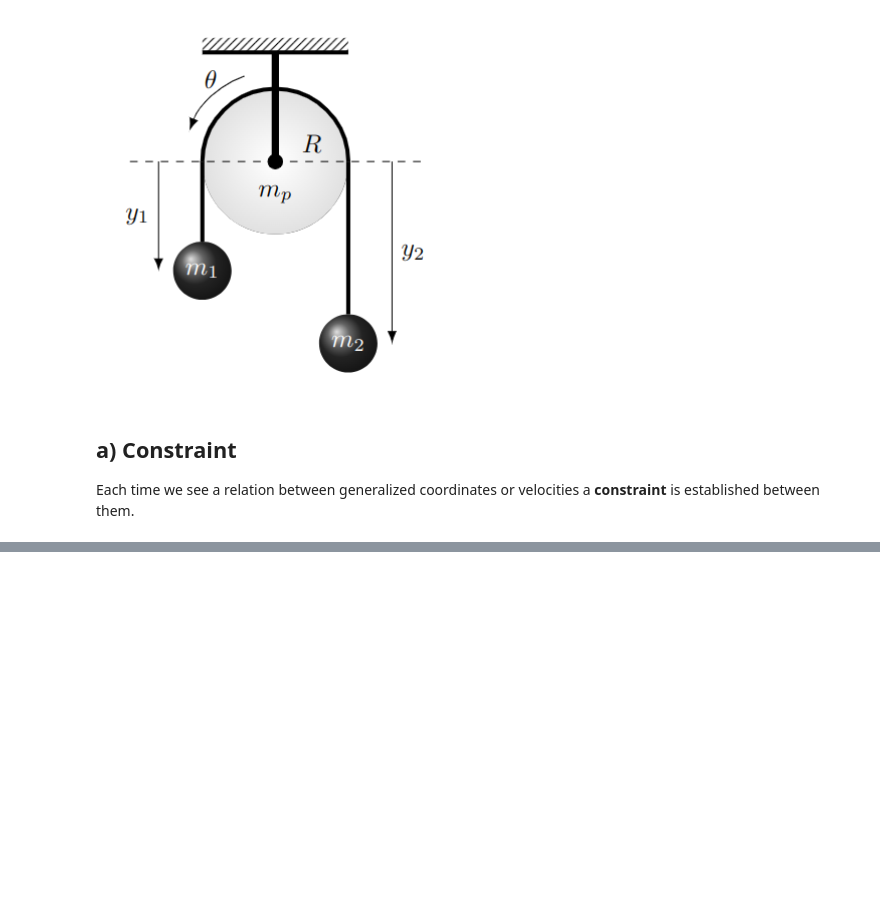
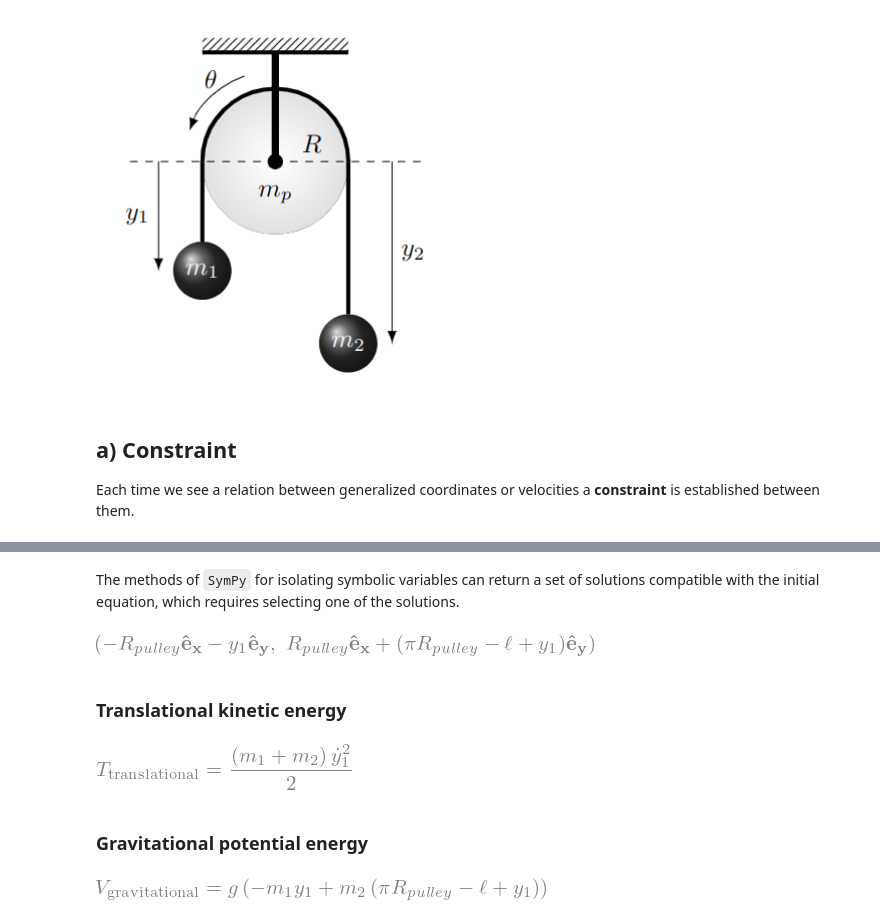
Before and after one commit to unlam/ComputationalAnalyticalMechanics, a Jupyter notebook: 04Constraints/atwoodConstraint.ipynb, the cells around one changed output, grey strips where cells are left out. Saved outputs shown, nothing was run; the diff lists cells and outputs as text; code cells hidden in the pictures; blank space fills up the shorter version.

```diff
--- a/04Constraints/atwoodConstraint.ipynb
+++ b/04Constraints/atwoodConstraint.ipynb
@@ -250,0 +85,9 @@ Es decir...
+# %% [markdown]
+The methods of `SymPy` for isolating symbolic variables can return a set of solutions compatible with the initial equation, which requires selecting one of the solutions.
+# %%
+body2_r = body2_r.subs(y2, y2_lengthString.rhs)
+body1_r, body2_r
+# %% [output]
+[figure, added]
+# %% [markdown]
+### Translational kinetic energy
@@ -250,0 +121,13 @@ Es decir...
+# %%
+# System's kinetic energy
+body1_T = energyKineticTranslation(m1, body1_r, e)
+body2_T = energyKineticTranslation(m2, body2_r, e)
+T_translational = sm.Eq(
+  body1_T.lhs,
+  body1_T.rhs + body2_T.rhs
+  ).simplify()
+T_translational
+# %% [output]
+[figure, added]
+# %% [markdown]
+### Gravitational potential energy
@@ -250,0 +160,11 @@ Es decir...
+# %%
+# Potential energy
+g_vector = g* (-e.y) # acceleration due to gravity on -y versor
+body1_V = energyPotentialGravitational(m1, body1_r, g_vector)
+body2_V = energyPotentialGravitational(m2, body2_r, g_vector)
+V = sm.Eq(
+  body1_V.lhs,
+  body1_V.rhs + body2_V.rhs ).simplify()
+V
+# %% [output]
+[figure, added]
```
Also changed, not shown: parts of 105 cells of this notebook, 4 other files.
